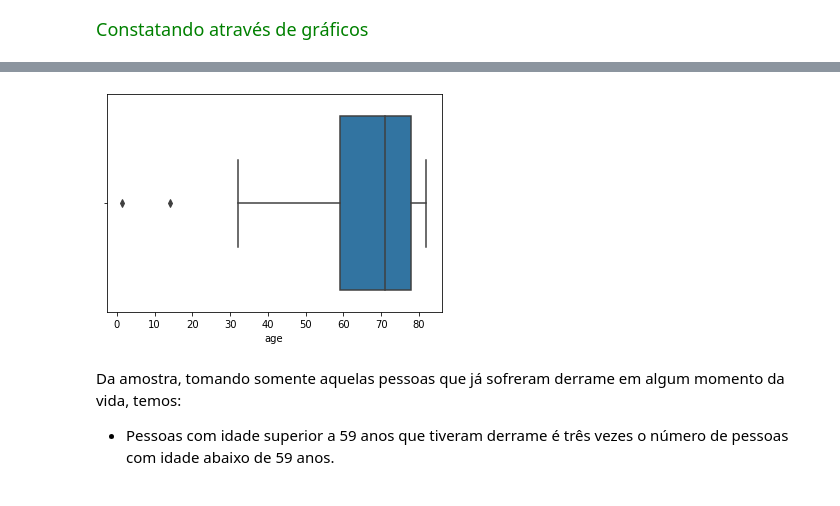
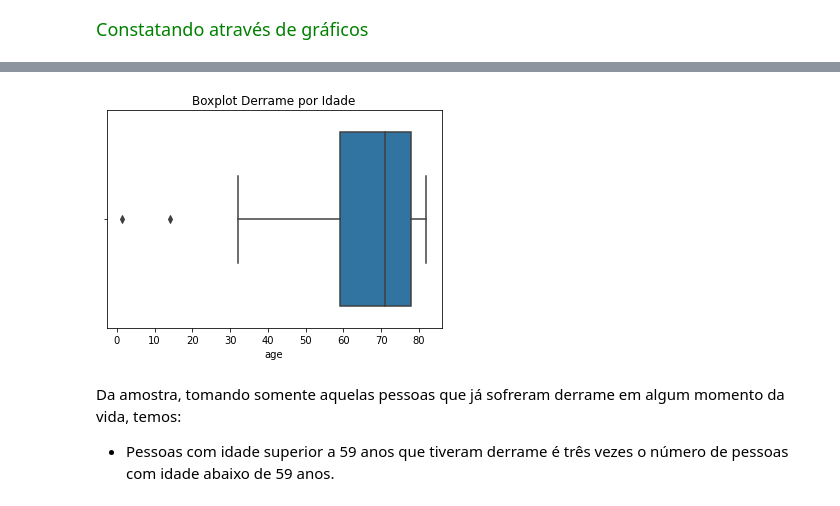
Before and after one commit to FelipeGBarreto/Projects, a Jupyter notebook: Stroker_Analysis_Prediction.ipynb, the cells around one changed output, grey strips where cells are left out. Cells and saved outputs as stored; diff of their text form; code cells hidden in the pictures.

```diff
--- a/Stroker_Analysis_Prediction.ipynb
+++ b/Stroker_Analysis_Prediction.ipynb
@@ -154,7 +155,8 @@ dist_freq_age.plot.bar(width=0.9, alpha=0.3, align='center');
-# %%
-sns.boxplot(df_stroke.age);
-# %% [output]
-[figure, removed]
+# %%
+stroke_age = sns.boxplot(df_stroke.age)
+stroke_age.set_title("Boxplot Derrame por Idade");
+# %% [output]
+[figure, added]
 # %% [markdown]
 Da amostra, tomando somente aquelas pessoas que já sofreram derrame em algum momento da vida, temos:
 - Pessoas com idade superior a 59 anos que tiveram derrame é três vezes o número de pessoas com idade abaixo de 59 anos.
```
Also changed, not shown: parts of 20 cells of this notebook.
